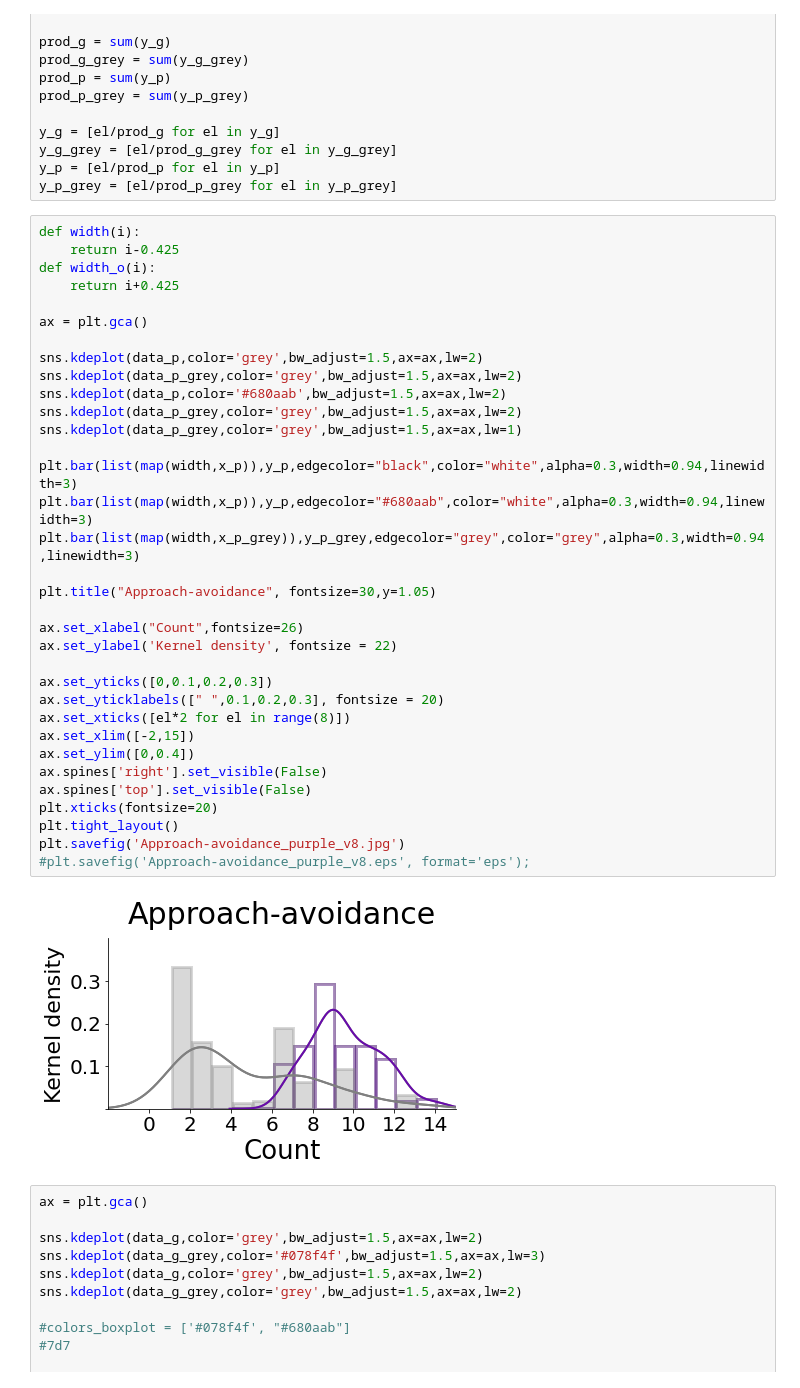
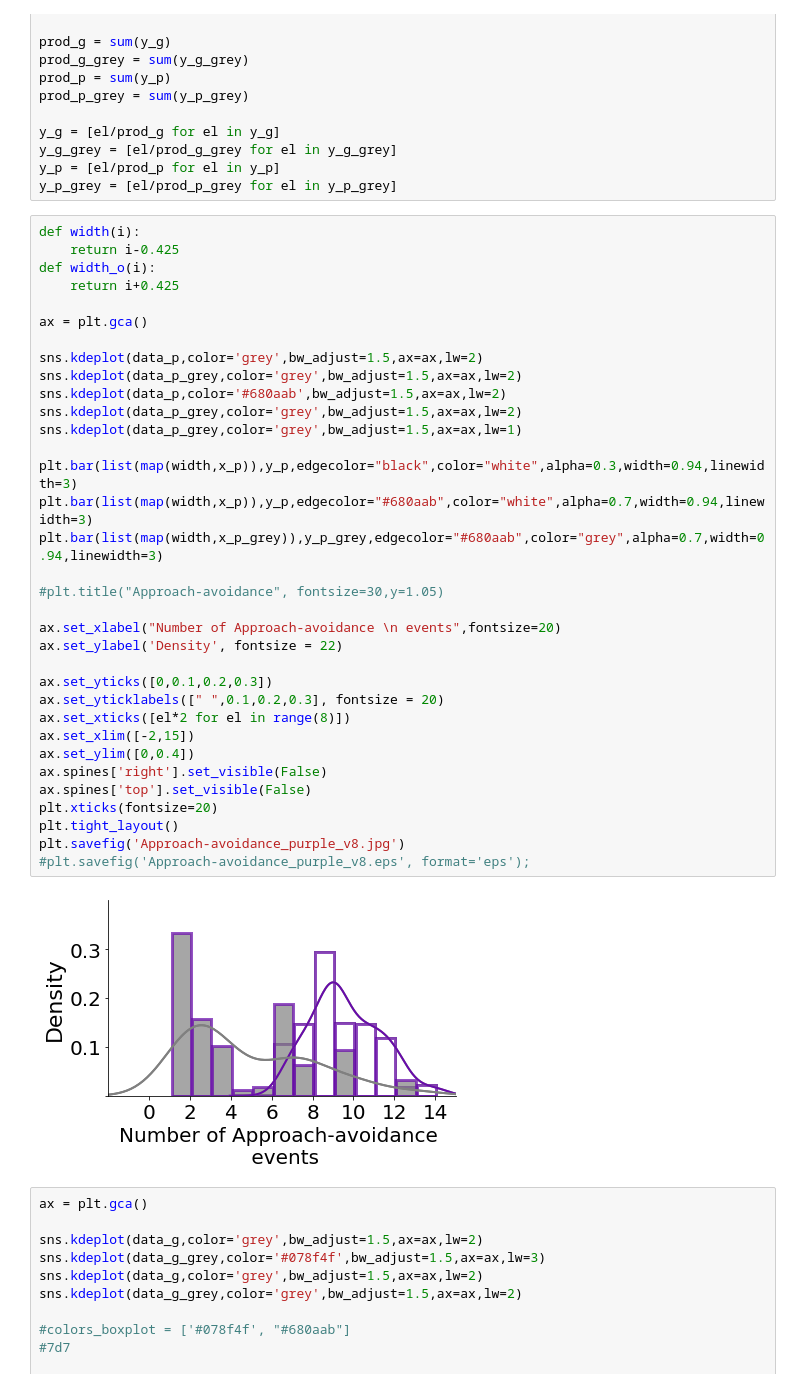
Before and after one commit to Pegahka/SocialFearConditioningProject, a Jupyter notebook: BehaviorAnalysis/KernelDensityEstimationSpecificity/KernelDensity.ipynb, the cells around one changed output. Drawn from its saved outputs; the diff is of its cells as text.

```diff
--- a/BehaviorAnalysis/KernelDensityEstimationSpecificity/KernelDensity.ipynb
+++ b/BehaviorAnalysis/KernelDensityEstimationSpecificity/KernelDensity.ipynb
@@ -70,39 +70,39 @@ y_p_grey = [el/prod_p_grey for el in y_p_grey]
 # %%
 def width(i):
     return i-0.425
 def width_o(i):
     return i+0.425
 
 ax = plt.gca()
 
 sns.kdeplot(data_p,color='grey',bw_adjust=1.5,ax=ax,lw=2)
 sns.kdeplot(data_p_grey,color='grey',bw_adjust=1.5,ax=ax,lw=2)
 sns.kdeplot(data_p,color='#680aab',bw_adjust=1.5,ax=ax,lw=2)
 sns.kdeplot(data_p_grey,color='grey',bw_adjust=1.5,ax=ax,lw=2)
 sns.kdeplot(data_p_grey,color='grey',bw_adjust=1.5,ax=ax,lw=1)
 
 plt.bar(list(map(width,x_p)),y_p,edgecolor="black",color="white",alpha=0.3,width=0.94,linewidth=3)
-plt.bar(list(map(width,x_p)),y_p,edgecolor="#680aab",color="white",alpha=0.3,width=0.94,linewidth=3)
-plt.bar(list(map(width,x_p_grey)),y_p_grey,edgecolor="grey",color="grey",alpha=0.3,width=0.94,linewidth=3)
+plt.bar(list(map(width,x_p)),y_p,edgecolor="#680aab",color="white",alpha=0.7,width=0.94,linewidth=3)
+plt.bar(list(map(width,x_p_grey)),y_p_grey,edgecolor="#680aab",color="grey",alpha=0.7,width=0.94,linewidth=3)
 
-plt.title("Approach-avoidance", fontsize=30,y=1.05)
+#plt.title("Approach-avoidance", fontsize=30,y=1.05)
 
-ax.set_xlabel("Count",fontsize=26)
-ax.set_ylabel('Kernel density', fontsize = 22)
+ax.set_xlabel("Number of Approach-avoidance \n events",fontsize=20)
+ax.set_ylabel('Density', fontsize = 22)
 
 ax.set_yticks([0,0.1,0.2,0.3])
 ax.set_yticklabels([" ",0.1,0.2,0.3], fontsize = 20)
 ax.set_xticks([el*2 for el in range(8)])
 ax.set_xlim([-2,15])
 ax.set_ylim([0,0.4])
 ax.spines['right'].set_visible(False)
 ax.spines['top'].set_visible(False)
 plt.xticks(fontsize=20)
 plt.tight_layout()
 plt.savefig('Approach-avoidance_purple_v8.jpg')
 #plt.savefig('Approach-avoidance_purple_v8.eps', format='eps');
 # %% [output]
-[figure, old version]
+[figure, new version]
 # %%
 ax = plt.gca()
 
```
